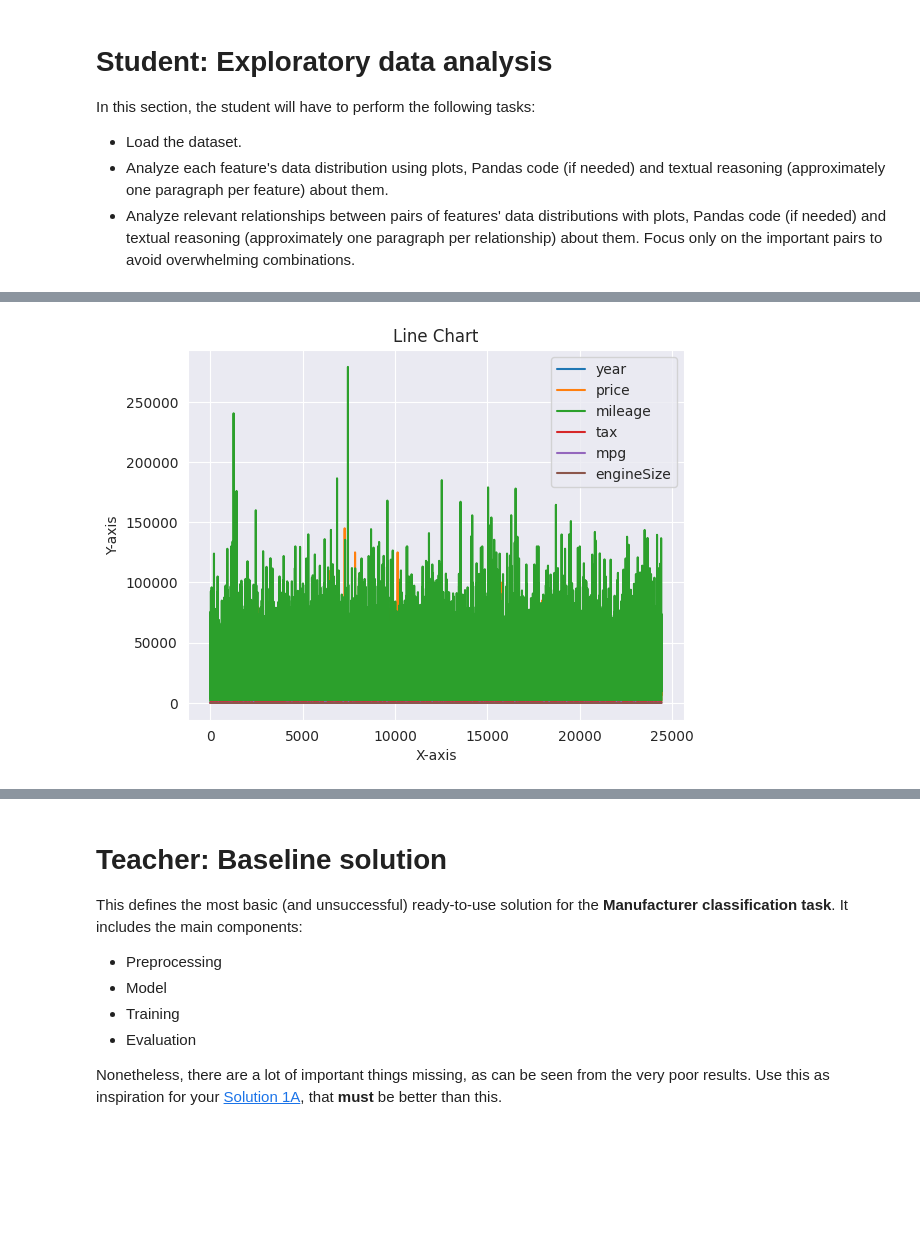
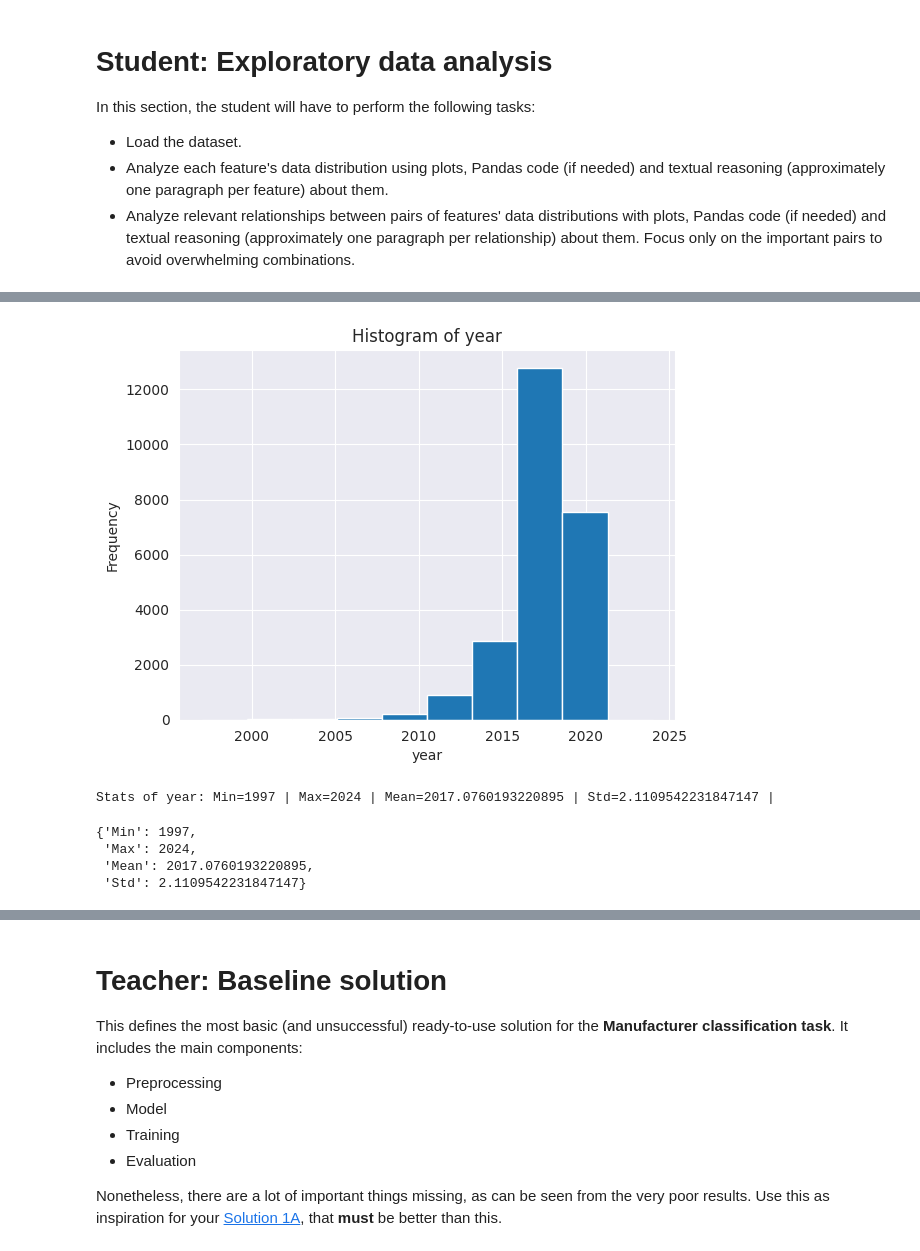
Before and after one commit to Gpascual11/P3_Gerard_Pascual, a Jupyter notebook: P3_NeuralNetworks.ipynb, the cells around one changed output, grey strips where cells are left out. Cells and saved outputs as stored; diff of their text form; code cells hidden in the pictures; blank space fills up the shorter version.

```diff
--- a/P3_NeuralNetworks.ipynb
+++ b/P3_NeuralNetworks.ipynb
@@ -372,9 +385,0 @@ df.head() # Show the first rows of the dataframe to check the data
-# %%
-# Plotting a line chart
-data.plot()
-plt.title('Line Chart')
-plt.xlabel('X-axis')
-plt.ylabel('Y-axis')
-plt.show()
-# %% [output]
-[figure, removed]
@@ -394,0 +386,12 @@ plt.show()
+# %%
+feature_histogram(df, "year")
+# %% [output]
+[figure, added]
+# %%
+feature_stats(df, "year")
+# %% [output]
+Stats of year: Min=1997 | Max=2024 | Mean=2017.0760193220895 | Std=2.1109542231847147 |
+{'Min': 1997,
+ 'Max': 2024,
+ 'Mean': 2017.0760193220895,
+ 'Std': 2.1109542231847147}
```
Also changed, not shown: parts of 27 cells of this notebook.
